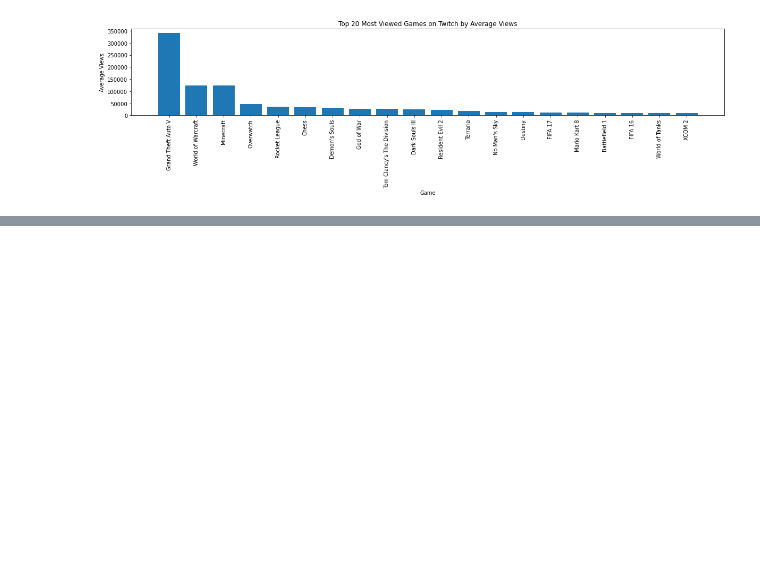
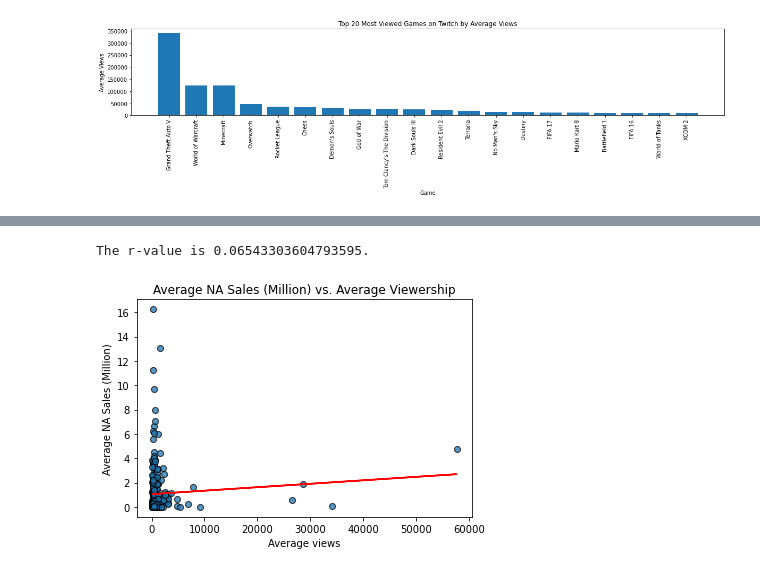
Before and after one commit to MrMrRPG/project_1, a Jupyter notebook: josh_folder/Twitch_Hour_Viewership_analysis.ipynb, the cells around one changed output, grey strips where cells are left out. Saved outputs shown, nothing was run; the diff lists cells and outputs as text; code cells hidden in the pictures; blank space fills up the shorter version.

```diff
--- a/josh_folder/Twitch_Hour_Viewership_analysis.ipynb
+++ b/josh_folder/Twitch_Hour_Viewership_analysis.ipynb
@@ -112,0 +135,25 @@ The most viewed game by average viewers in this data set is: Grand Theft Auto V
+# %%
+# Relationship between mean NA sales and mean viewership
+# The reason why the mean of the two variables are chosen over the maximum is because the maximum point of sales varies by time,
+# whereas the mean of both are wholistic throughout time
+
+# variables
+x = mean_grouped_games["Avg_viewers"]
+y = mean_grouped_games["NA_Sales"]
+
+(slope, intercept, rvalue, pvalue, stderr) = linregress(x, y)
+regress_values = x * slope + intercept
+
+line_eq = "y = " + str(round(slope,2)) + "x + " + str(round(intercept,2))
+
+plt.scatter(x, y, edgecolors="black", alpha = 0.75)
+plt.plot(x, regress_values, "r-")
+plt.title(f"Average NA Sales (Million) vs. Average Viewership")
+plt.xlabel("Average views")
+plt.ylabel("Average NA Sales (Million)")
+
+print(f"The r-value is {rvalue}.")
+plt.show()
+# %% [output]
+The r-value is 0.06543303604793595.
+[figure, added]
```
Also changed, not shown: parts of 5 cells of this notebook, 2 other files.
